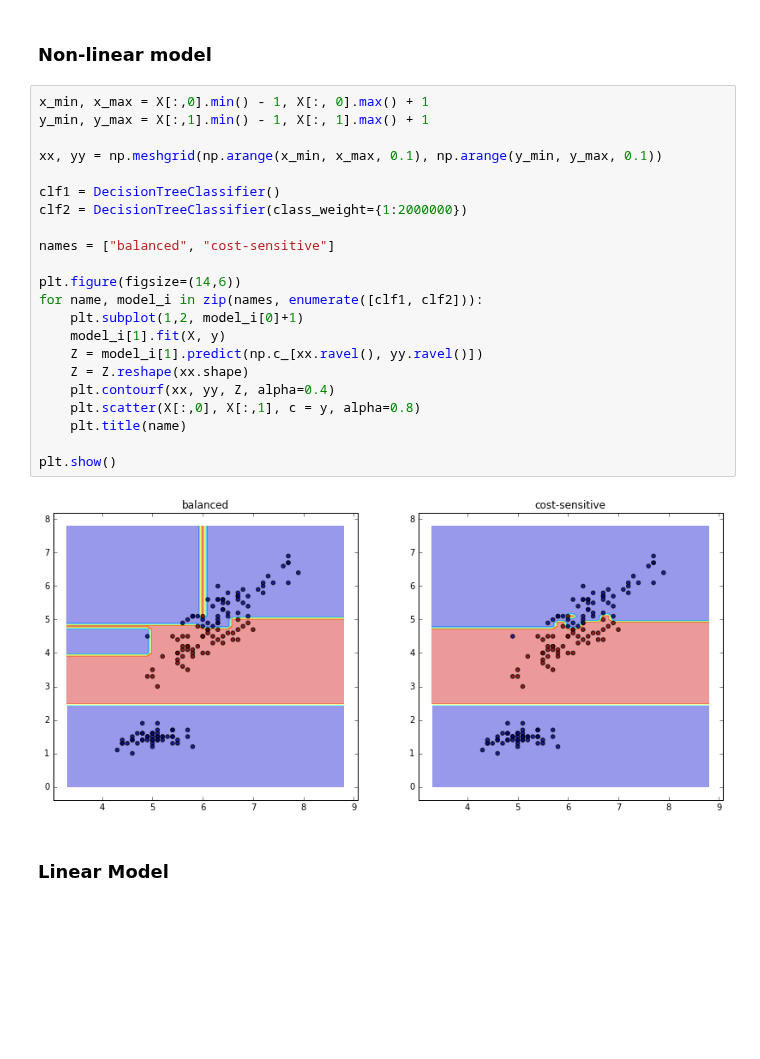
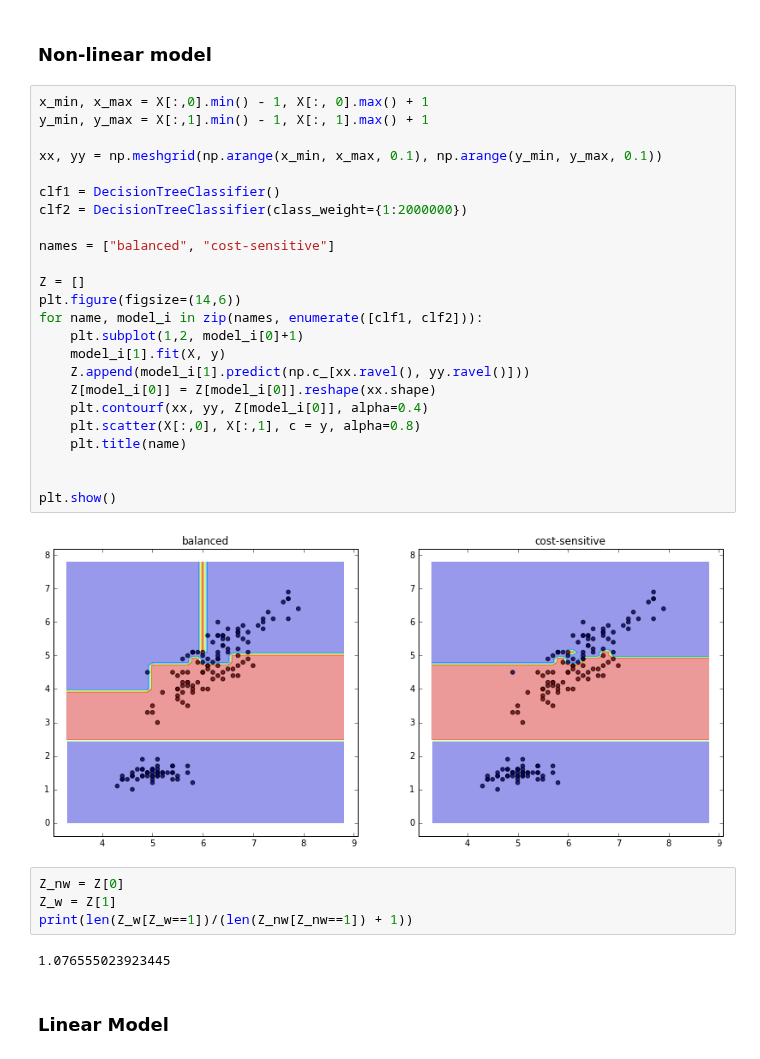
Before and after one commit to borjaeg/nlp_tests, a Jupyter notebook: About Pushing Decision Boundary.ipynb, the cells around one changed output. Drawn from its saved outputs; the diff is of its cells as text; blank space fills up the shorter version.

```diff
--- a/About Pushing Decision Boundary.ipynb
+++ b/About Pushing Decision Boundary.ipynb
@@ -34,27 +34,35 @@ array([0, 0, 0, 0, 0, 0, 0, 0, 0, 0, 0, 0, 0, 0, 0, 0, 0, 0, 0, 0, 0, 0, 0,
 # %%
 x_min, x_max = X[:,0].min() - 1, X[:, 0].max() + 1
 y_min, y_max = X[:,1].min() - 1, X[:, 1].max() + 1
 
 xx, yy = np.meshgrid(np.arange(x_min, x_max, 0.1), np.arange(y_min, y_max, 0.1))
 
 clf1 = DecisionTreeClassifier()
 clf2 = DecisionTreeClassifier(class_weight={1:2000000})
 
 names = ["balanced", "cost-sensitive"]
 
+Z = []
 plt.figure(figsize=(14,6))
 for name, model_i in zip(names, enumerate([clf1, clf2])):
     plt.subplot(1,2, model_i[0]+1)
     model_i[1].fit(X, y)
-    Z = model_i[1].predict(np.c_[xx.ravel(), yy.ravel()])
-    Z = Z.reshape(xx.shape)
-    plt.contourf(xx, yy, Z, alpha=0.4)
+    Z.append(model_i[1].predict(np.c_[xx.ravel(), yy.ravel()]))
+    Z[model_i[0]] = Z[model_i[0]].reshape(xx.shape)
+    plt.contourf(xx, yy, Z[model_i[0]], alpha=0.4)
     plt.scatter(X[:,0], X[:,1], c = y, alpha=0.8)
     plt.title(name)
 
+
 plt.show()
 # %% [output]
-[figure, old version]
+[figure, new version]
+# %%
+Z_nw = Z[0]
+Z_w = Z[1]
+print(len(Z_w[Z_w==1])/(len(Z_nw[Z_nw==1]) + 1))
+# %% [output]
+1.076555023923445
 # %% [markdown]
 ### Linear Model
 # %%
```
Also changed, not shown: parts of 2 cells of this notebook, 1 other file.
